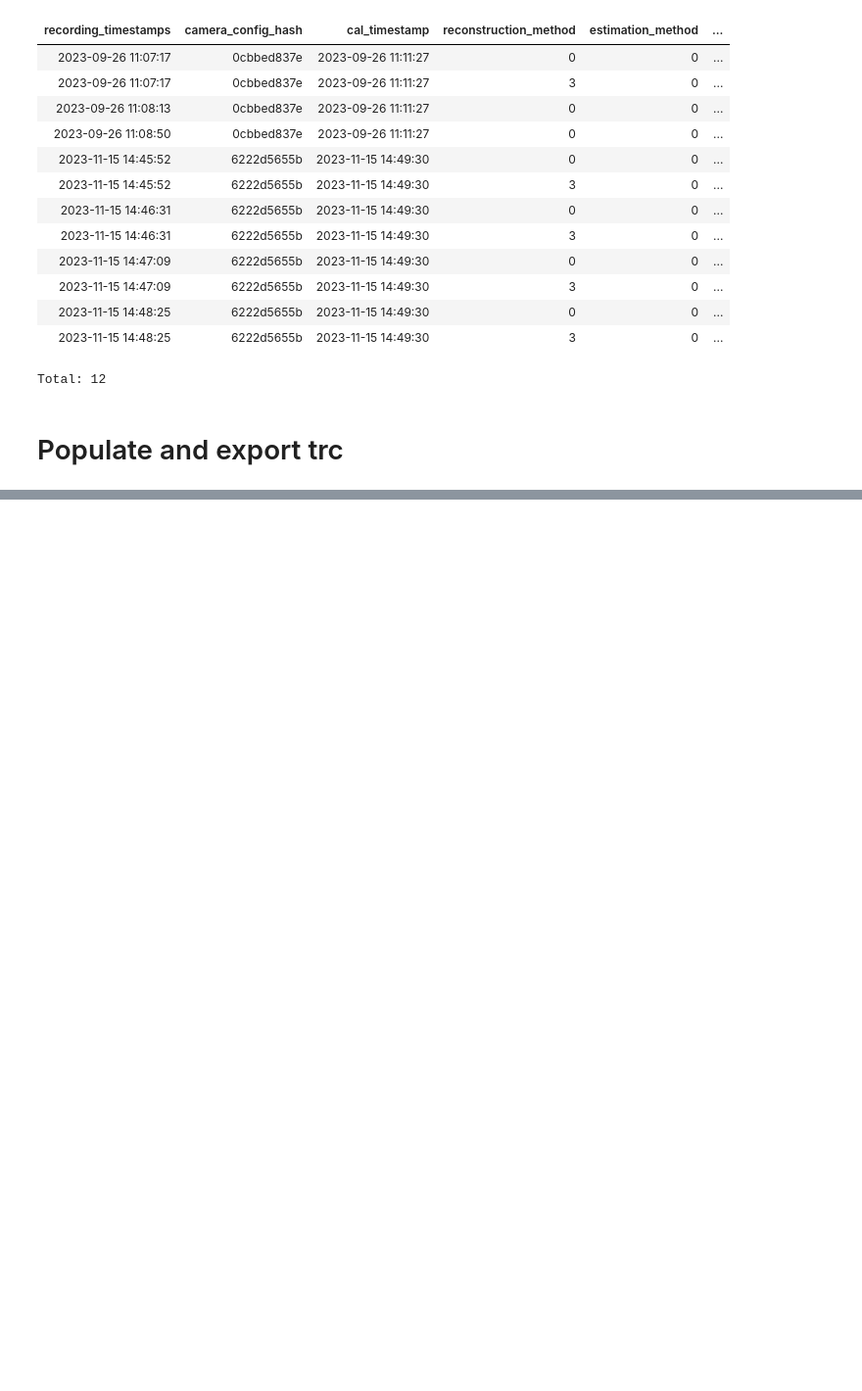
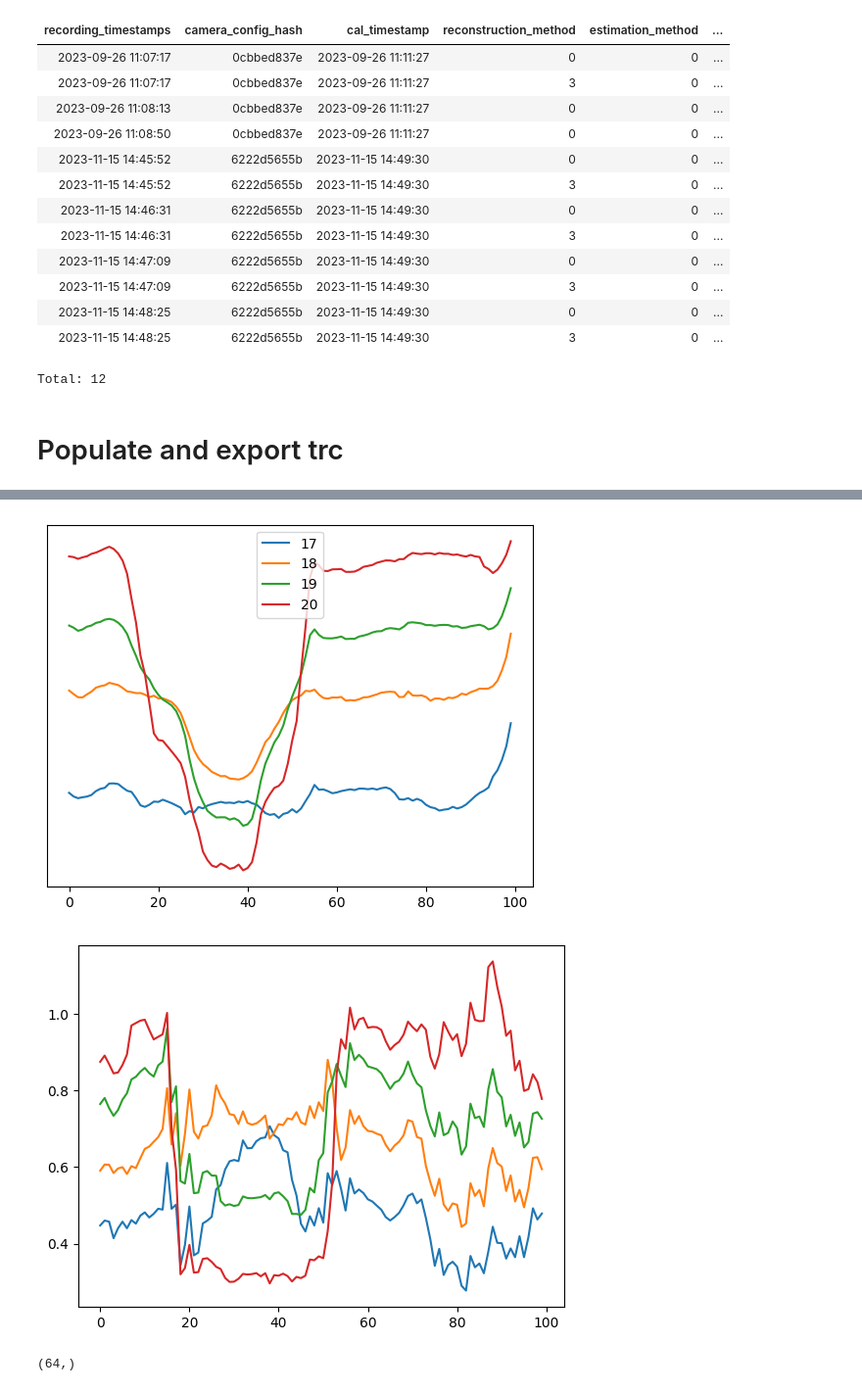
Before and after one commit to Pouyan97/Hand_Detection, a Jupyter notebook: test_dj.ipynb, the cells around one changed output, grey strips where cells are left out. Shown at 98% size. Drawn from its saved outputs; the diff is of its cells as text; code cells hidden in the pictures; blank space fills up the shorter version.

```diff
--- a/test_dj.ipynb
+++ b/test_dj.ipynb
@@ -203,0 +228,28 @@ HandPoseReconstruction.plot_joint((HandPoseReconstruction & key ),2)
+# %%
+(HandPoseReconstruction & key ).fetch("reprojection_loss")
+
+kp3d = (HandPoseReconstruction & key ).fetch1("keypoints3d")
+# np.where(kp3d==0)
+kp2d = (HandPoseEstimation & SingleCameraVideo & key).fetch("keypoints_2d")[4]
+kp2d = np.asarray(kp2d)
+kp2d_r = kp2d[:,0,:,:]
+plt.plot(kp2d_r[250:350,17:,0])
+plt.yticks([])
+plt.legend(range(17,21))
+# plt.plot(kp2d_r[:,15:,2])
+plt.pause(0.5)
+plt.plot(kp2d_r[250:350,17:,2])
+plt.pause(0.5)
+plt.plot(kp3d[250:350,17:21,2])
+plt.legend(range(17,21))
+plt.yticks([])
+# # np.where(kp2d==0)
+# plt.pause(0.5)
+# plt.plot(kp3d[250:350,17:21,3])
+# plt.legend(range(17,21))
+plt.yticks([])
+np.unique(np.where(kp3d[...,-1]==0)[0]).shape
+# %% [output]
+[figure, added]
+[figure, added]
+(64,)
```
Also changed, not shown: parts of 12 cells of this notebook, 1 other file.
